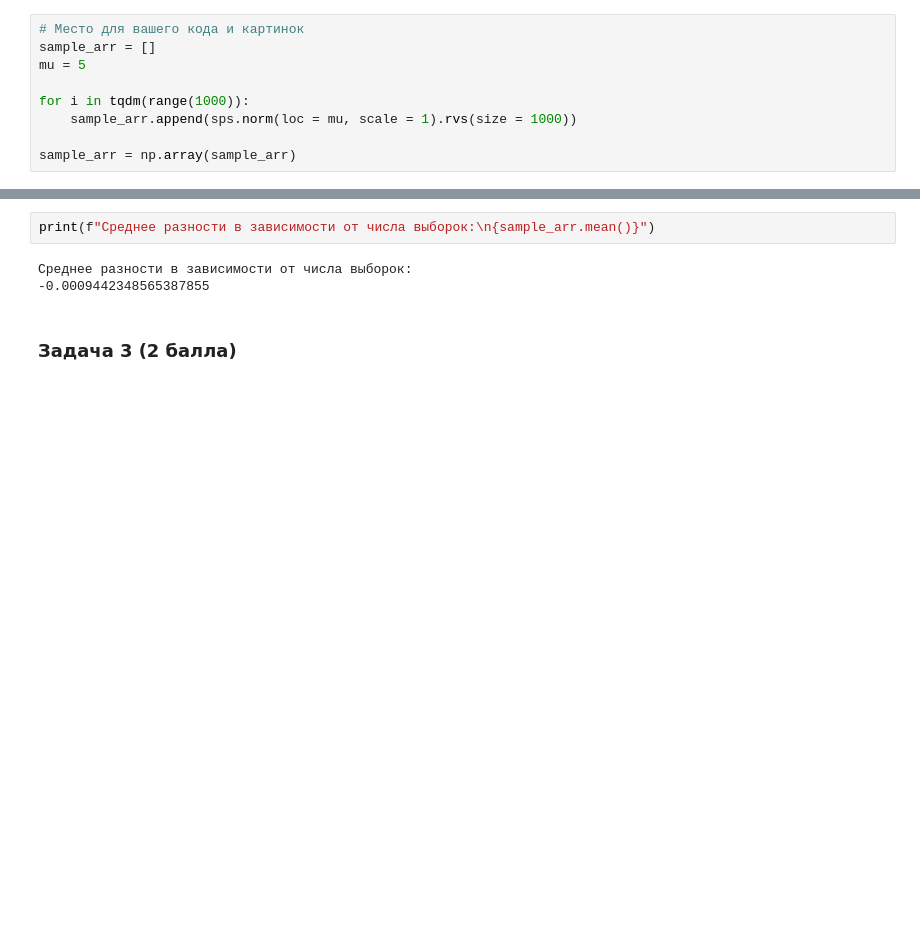
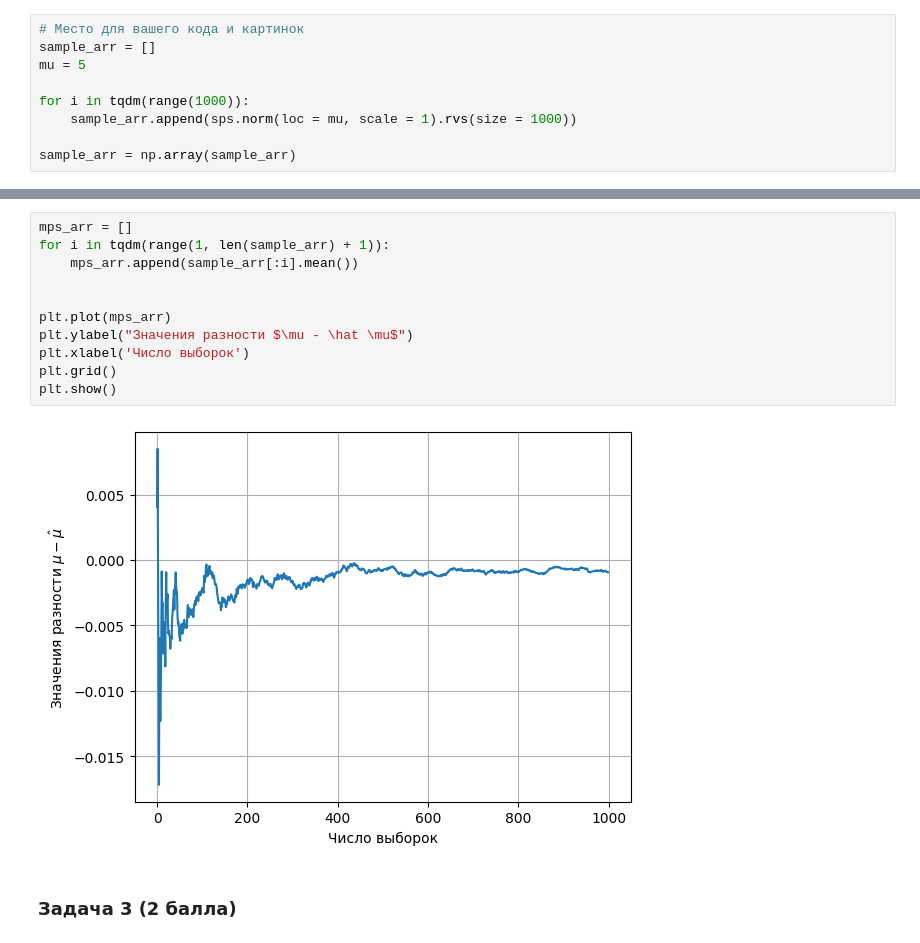
Before and after one commit to OVvvERLORD/tbank_risk_intensive, a Jupyter notebook: tbank_risk_hw1_bartia.ipynb, the cells around one changed output, grey strips where cells are left out. Saved outputs shown, nothing was run; the diff lists cells and outputs as text; blank space fills up the shorter version.

```diff
--- a/tbank_risk_hw1_bartia.ipynb
+++ b/tbank_risk_hw1_bartia.ipynb
@@ -130,11 +131,19 @@ plt.show()
 plt.show()
 # %% [output]
 [figure]
-# %%
-print(f"Среднее разности в зависимости от числа выборок:\n{sample_arr.mean()}")
-# %% [output]
-Среднее разности в зависимости от числа выборок:
--0.0009442348565387855
+# %%
+mps_arr = []
+for i in tqdm(range(1, len(sample_arr) + 1)):
+    mps_arr.append(sample_arr[:i].mean())
+
+
+plt.plot(mps_arr)
+plt.ylabel("Значения разности $\mu - \hat \mu$")
+plt.xlabel('Число выборок')
+plt.grid()
+plt.show()
+# %% [output]
+[figure, added]
 # %% [markdown]
 ### Задача 3 (2 балла)
 # %% [markdown]
```
Also changed, not shown: parts of 1 cell of this notebook.
